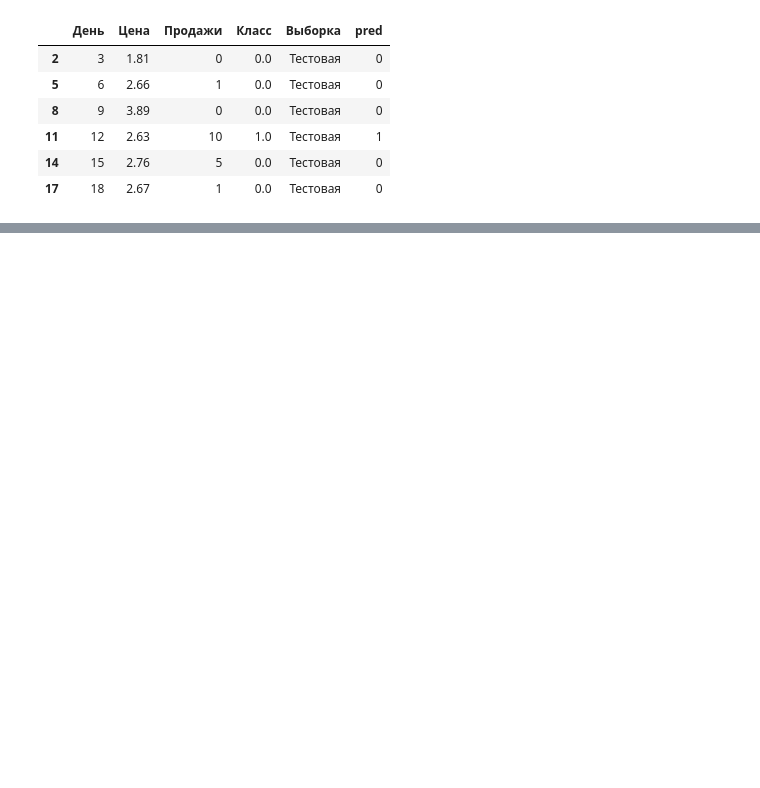
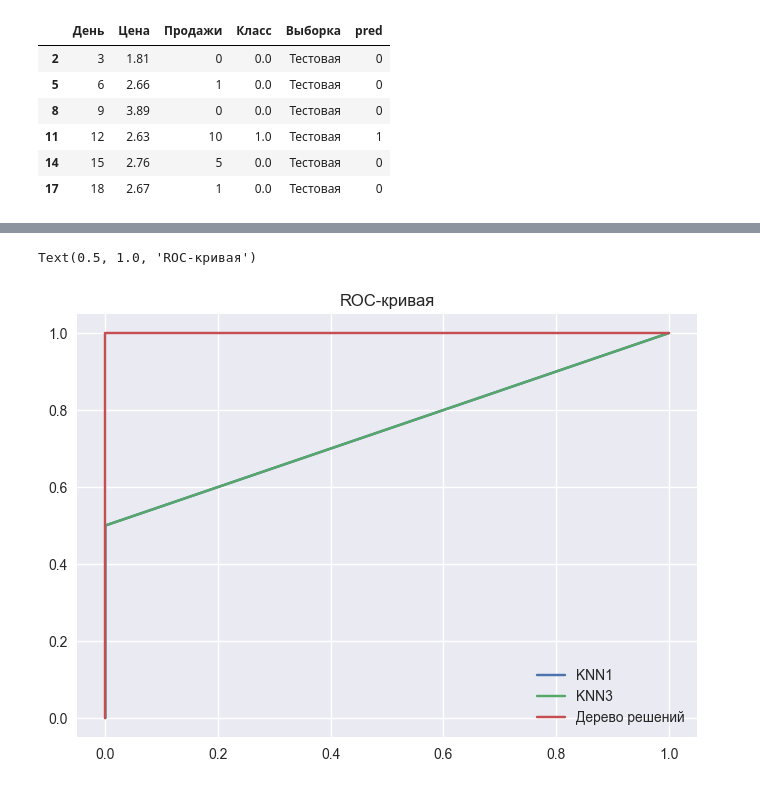
Before and after one commit to BVyaches/MLPerm, a Jupyter notebook: MathAnalysis.ipynb, the cells around one changed output, grey strips where cells are left out. Saved outputs shown, nothing was run; the diff lists cells and outputs as text; code cells hidden in the pictures; blank space fills up the shorter version.

```diff
--- a/MathAnalysis.ipynb
+++ b/MathAnalysis.ipynb
@@ -1728,0 +1710,6 @@ class_df_test
+# %%
+results_df = pd.DataFrame(columns=[' ', 'KNN1', 'KNN3', 'Дерево решений'])
+results_df[' '] = class_df_test['Класс']
+results_df['KNN1'] = knn.iloc[-2:].values[0][4:]
+results_df['KNN3'] = knn.iloc[-1:].values[0][4:]
+results_df['Дерево решений'] = class_df_test['pred']
@@ -1728,0 +1770,14 @@ class_df_test
+# %%
+results_df.loc[100] = ['% попаданий'] + list((count_metric(accuracy)*100).astype(int))
+results_df.loc[200] = ['TP'] + list(count_metric(tp))
+results_df.loc[300] = ['TN'] + list(count_metric(tn))
+results_df.loc[400] = ['FP'] + list(count_metric(fp))
+results_df.loc[500] = ['FN'] + list(count_metric(fn))
+results_df.loc[600] = ['Accuracy'] + list(count_metric(accuracy))
+results_df.loc[700] = ['Precision'] + list(count_metric(precision))
+results_df.loc[800] = ['Recall'] + list(count_metric(recall))
+results_df.loc[900] = ['Specificity'] + list(count_metric(specificity))
+results_df.loc[1000] = ['F(b=2)'] + list(count_metric(F))
+results_df.loc[2000] = ['F(b=0.5)'] + list(count_metric(Fh))
+results_df.loc[3000] = ['TPR'] + list(count_metric(tpr))
+results_df.loc[4000] = ['FPR'] + list(count_metric(fpr))
@@ -1728,0 +1804,14 @@ class_df_test
+# %%
+fig, ax=plt.subplots(1, 1)
+
+columns = ['KNN1', 'KNN3', 'Дерево решений']
+result = []
+for col in columns:
+    x = [0, results_df[col].loc[4000], 1]
+    y = [0, results_df[col].loc[3000], 1]
+    ax.plot(x, y, label=col)
+plt.legend()
+plt.title('ROC-кривая')
+# %% [output]
+Text(0.5, 1.0, 'ROC-кривая')
+[figure, added]
```
Also changed, not shown: parts of 10 cells of this notebook.
